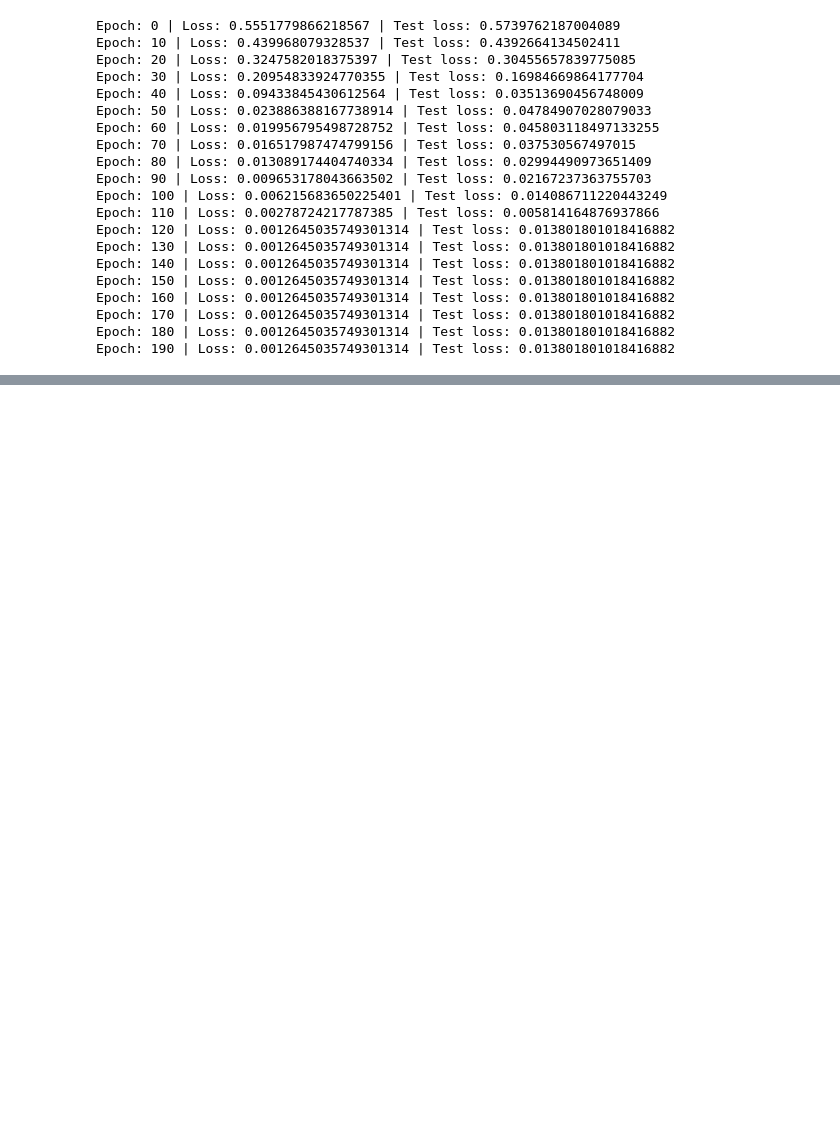
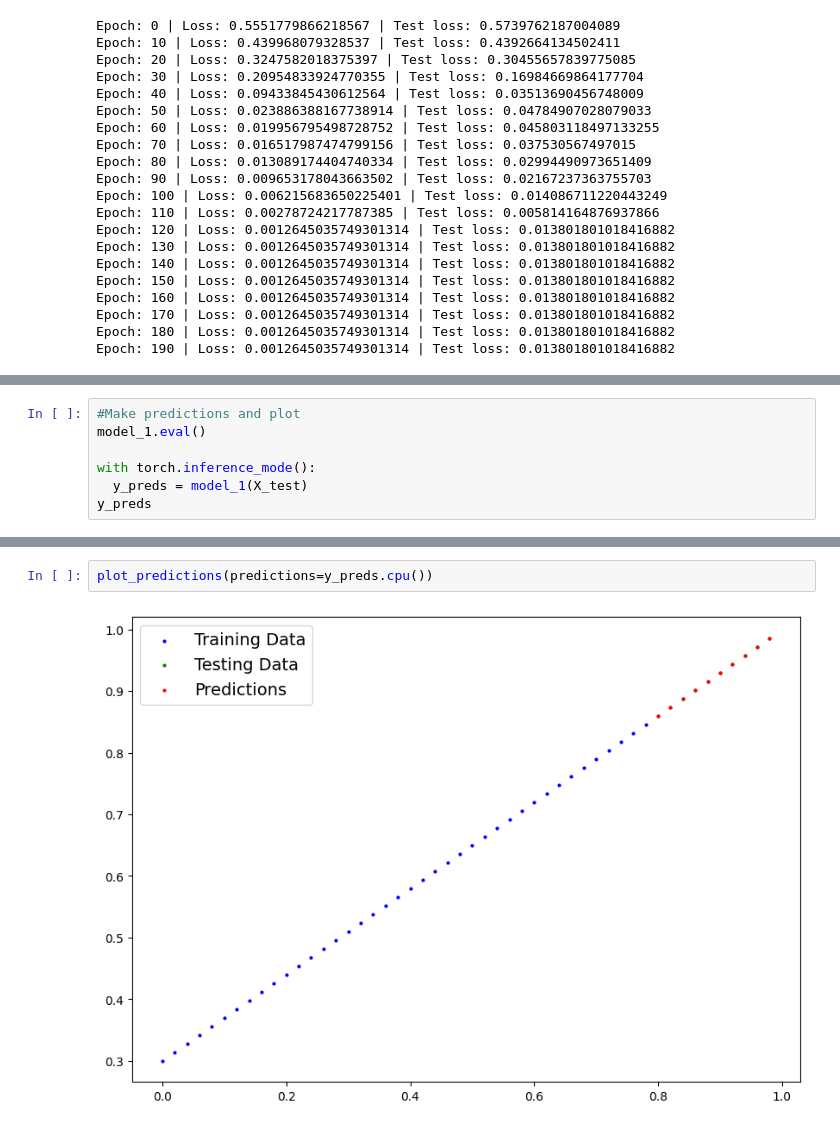
Before and after one commit to branchwag/pytorchin, a Jupyter notebook: PuttingItAllTogether.ipynb, the cells around one changed output, grey strips where cells are left out. Drawn from its saved outputs; the diff is of its cells as text; blank space fills up the shorter version.

```diff
--- a/PuttingItAllTogether.ipynb
+++ b/PuttingItAllTogether.ipynb
@@ -213,0 +223,7 @@ Epoch: 190 | Loss: 0.0012645035749301314 | Test loss: 0.013801801018416882
+# %%
+#Make predictions and plot
+model_1.eval()
+
+with torch.inference_mode():
+  y_preds = model_1(X_test)
+y_preds
@@ -213,0 +241,4 @@ Epoch: 190 | Loss: 0.0012645035749301314 | Test loss: 0.013801801018416882
+# %%
+plot_predictions(predictions=y_preds.cpu())
+# %% [output]
+[figure, added]
```
Also changed, not shown: parts of 3 cells of this notebook.
